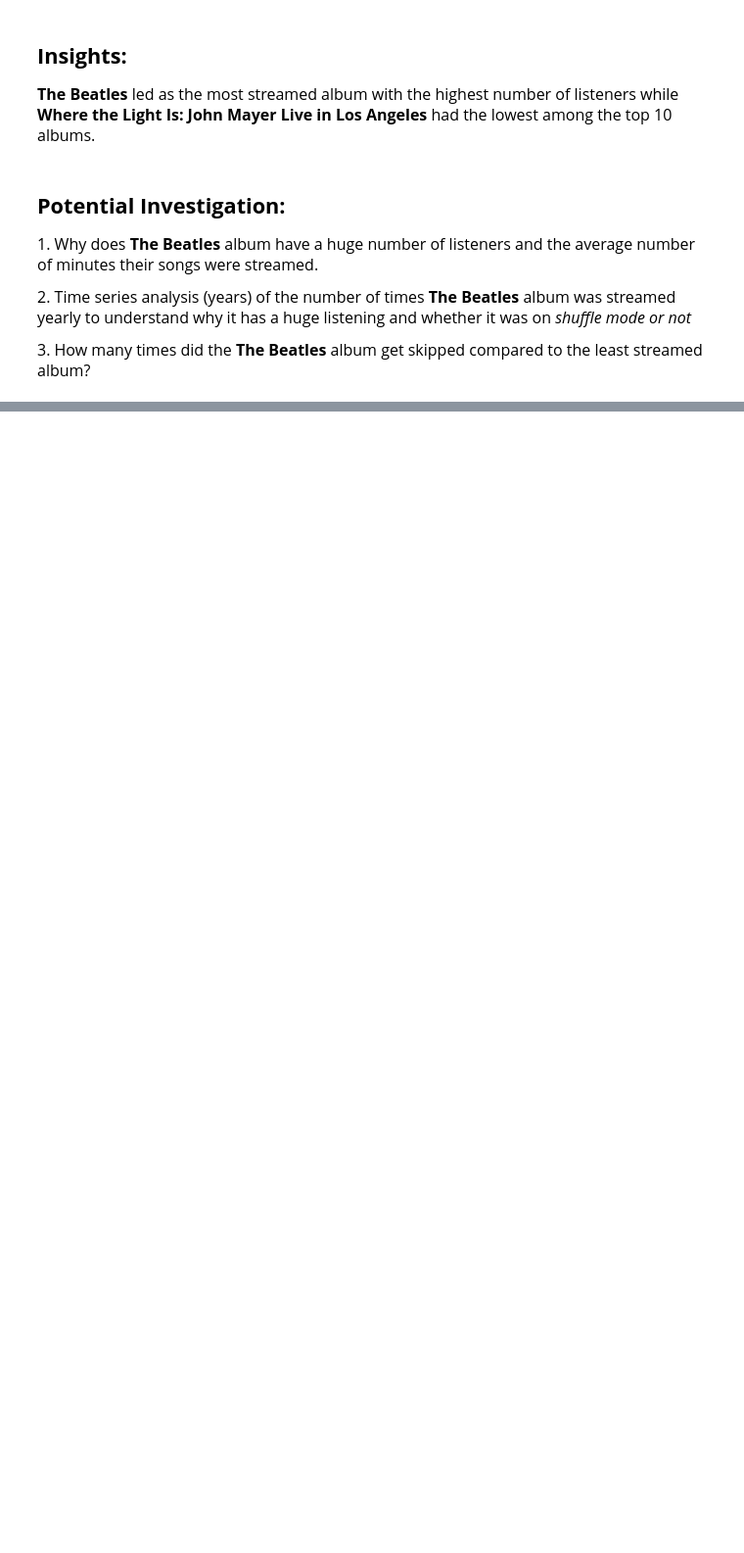
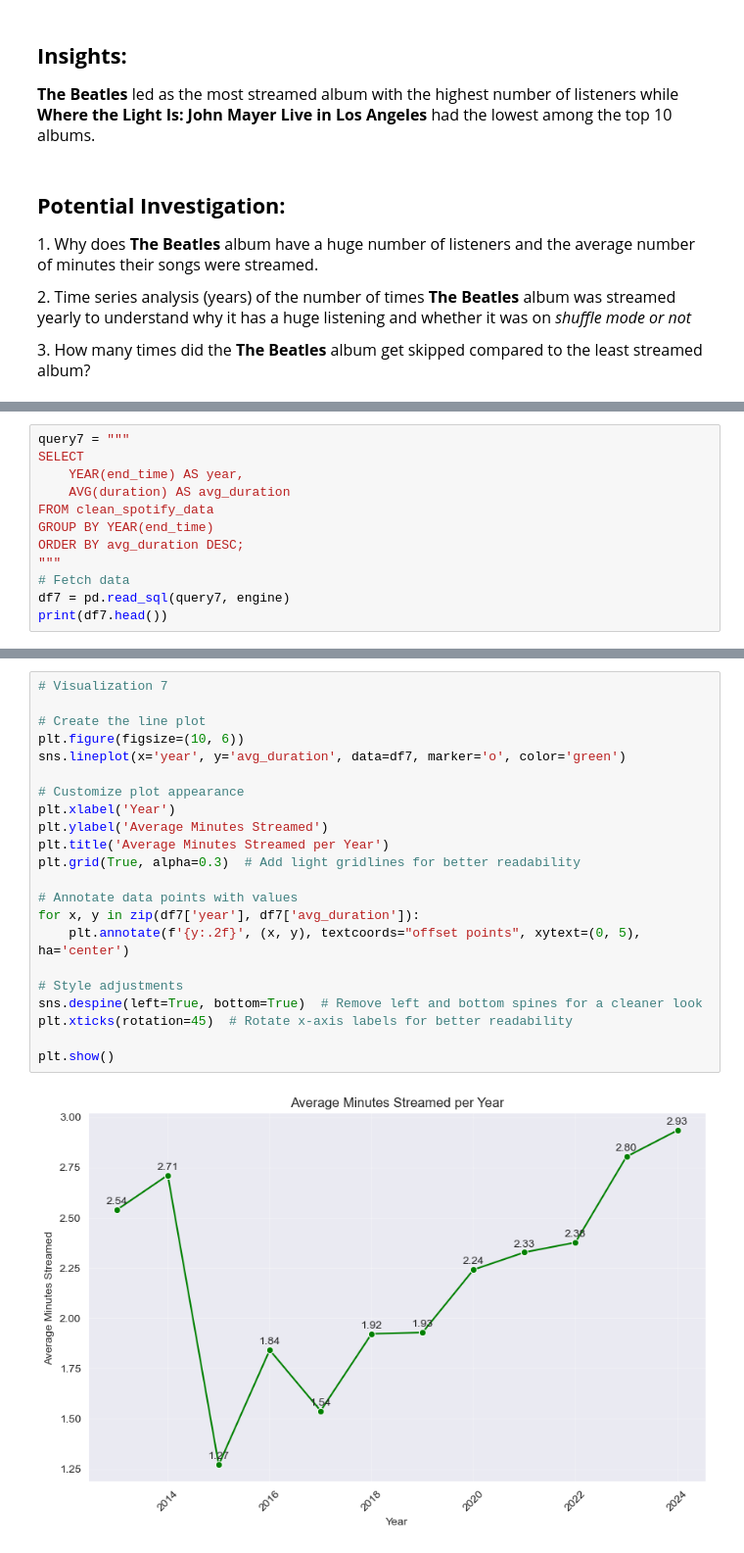
Before and after one commit to Equivocal-Richie/Spotify_Dataset_Analysis, a Jupyter notebook: EDA.ipynb, the cells around one changed output, grey strips where cells are left out. Shown at 98% size. Cells and saved outputs as stored; diff of their text form; blank space fills up the shorter version.

Commit message:
Finished analysing avg minutes streamed per year

```diff
--- a/EDA.ipynb
+++ b/EDA.ipynb
@@ -321,0 +385,12 @@ print(df5.head())
+# %%
+query7 = """
+SELECT
+    YEAR(end_time) AS year,
+    AVG(duration) AS avg_duration
+FROM clean_spotify_data
+GROUP BY YEAR(end_time)
+ORDER BY avg_duration DESC;
+"""
+# Fetch data
+df7 = pd.read_sql(query7, engine)
+print(df7.head())
@@ -321,0 +404,24 @@ print(df5.head())
+# %%
+# Visualization 7
+
+# Create the line plot
+plt.figure(figsize=(10, 6))
+sns.lineplot(x='year', y='avg_duration', data=df7, marker='o', color='green')
+
+# Customize plot appearance
+plt.xlabel('Year')
+plt.ylabel('Average Minutes Streamed')
+plt.title('Average Minutes Streamed per Year')
+plt.grid(True, alpha=0.3)  # Add light gridlines for better readability
+
+# Annotate data points with values
+for x, y in zip(df7['year'], df7['avg_duration']):
+    plt.annotate(f'{y:.2f}', (x, y), textcoords="offset points", xytext=(0, 5), ha='center')
+
+# Style adjustments
+sns.despine(left=True, bottom=True)  # Remove left and bottom spines for a cleaner look
+plt.xticks(rotation=45)  # Rotate x-axis labels for better readability
+
+plt.show()
+# %% [output]
+[figure, added]
```
Also changed, not shown: parts of 12 cells of this notebook.
